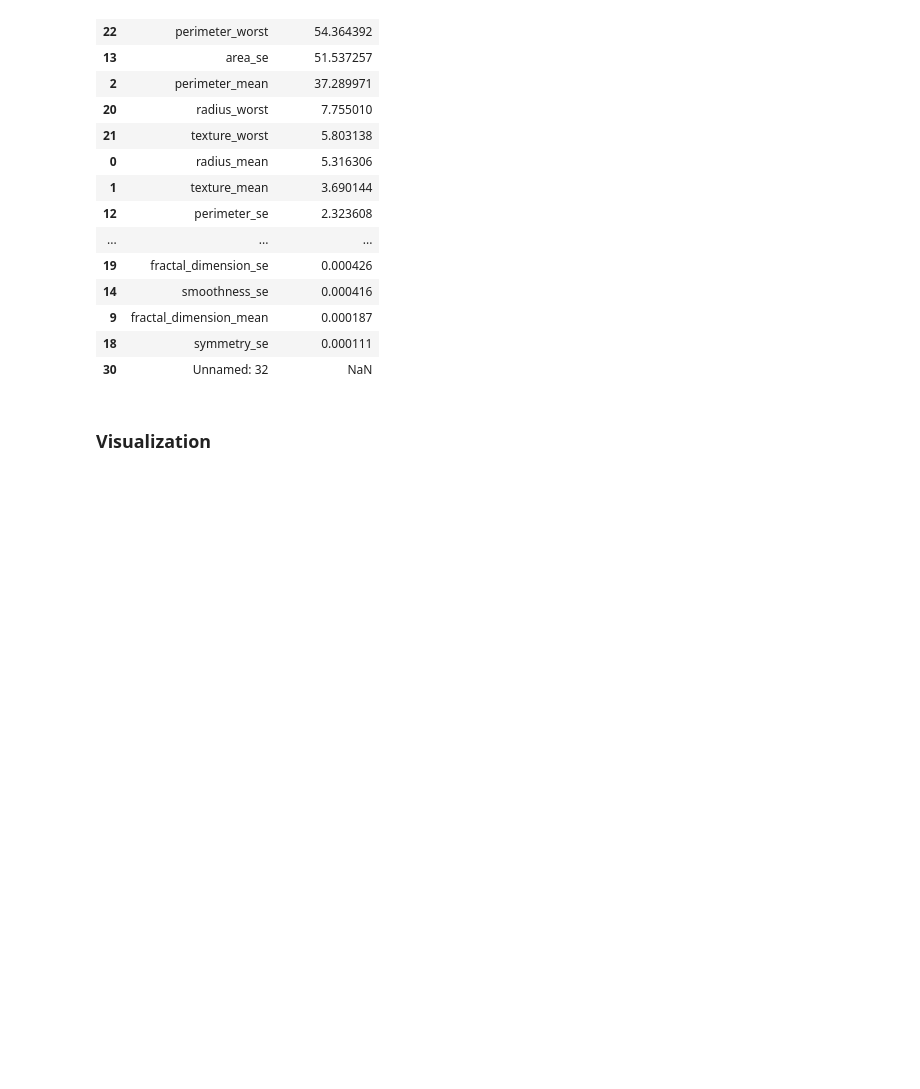
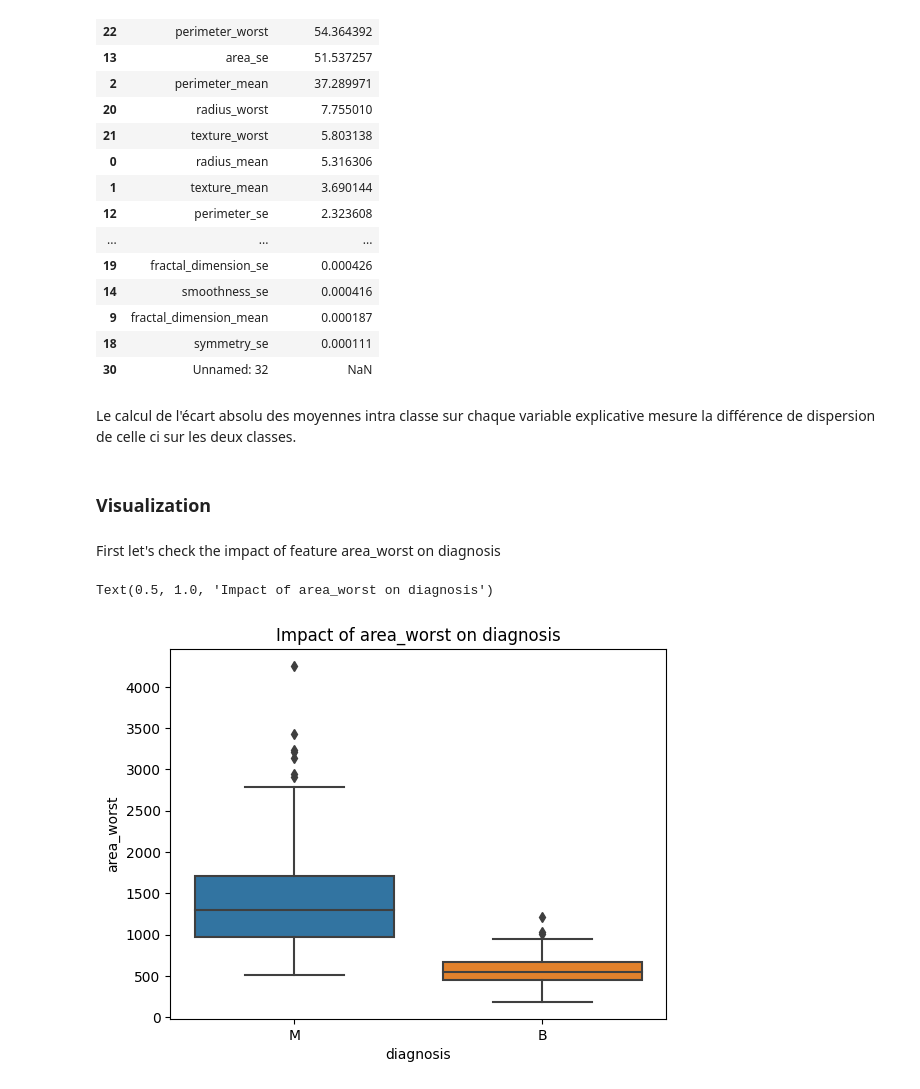
Before and after one commit to Abou29/Random-forest_predict-breast-cancer, a Jupyter notebook: breast_cancer.ipynb, the cells around one changed output. Cells and saved outputs as stored; diff of their text form; code cells hidden in the pictures; blank space fills up the shorter version.

```diff
--- a/breast_cancer.ipynb
+++ b/breast_cancer.ipynb
@@ -145,5 +145,17 @@ ecart_moyenne
 | 9 | fractal_dimension_mean | 0.000187 |
 | 18 | symmetry_se | 0.000111 |
 | 30 | Unnamed: 32 | NaN |
+# %% [markdown]
+Le calcul de l'écart absolu des moyennes intra classe sur chaque variable explicative mesure la différence de dispersion de celle ci sur les deux classes.
 # %% [markdown]
 ### Visualization
+# %% [markdown]
+First let's check the impact of feature area_worst on diagnosis
+# %%
+#fig, ax=plt.subplots(figsize=(8,6))
+plt.figure()
+sns.boxplot(x=data.diagnosis, y=data.area_worst)
+plt.title('Impact of area_worst on diagnosis')
+# %% [output]
+Text(0.5, 1.0, 'Impact of area_worst on diagnosis')
+[figure, added]
```
Also changed, not shown: parts of 4 cells of this notebook.
